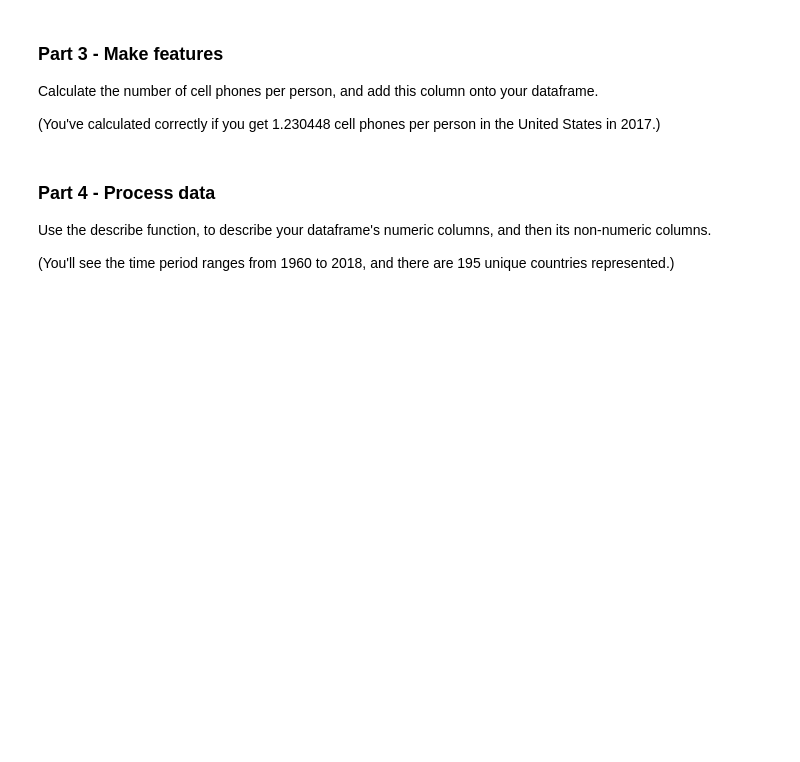
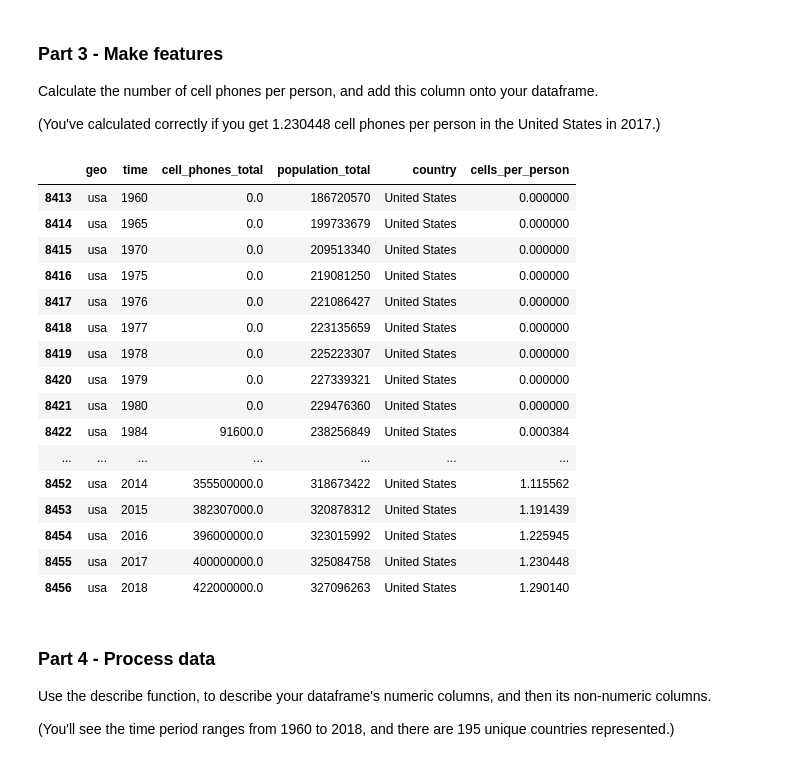
Before and after one commit to Samuel-Egbert31415/DS-Unit-1-Sprint-1-Data-Wrangling-and-Storytelling, a Jupyter notebook: DS_Unit_1_Sprint_Challenge_1_Data_Wrangling_and_Storytelling_(1).ipynb, the cells around one changed output. Cells and saved outputs as stored; diff of their text form; code cells hidden in the pictures; blank space fills up the shorter version.

```diff
--- a/DS_Unit_1_Sprint_Challenge_1_Data_Wrangling_and_Storytelling_(1).ipynb
+++ b/DS_Unit_1_Sprint_Challenge_1_Data_Wrangling_and_Storytelling_(1).ipynb
@@ -147,3 +145,25 @@ Calculate the number of cell phones per person, and add this column onto your da
+# %%
+merged_df['cells_per_person'] = merged_df['cell_phones_total']/merged_df['population_total']
+unitedstates = merged_df[merged_df['country']=='United States']
+unitedstates
+# %% [output]
+|  | geo | time | cell_phones_total | population_total | country | cells_per_person |
+| 8413 | usa | 1960 | 0.0 | 186720570 | United States | 0.000000 |
+| 8414 | usa | 1965 | 0.0 | 199733679 | United States | 0.000000 |
+| 8415 | usa | 1970 | 0.0 | 209513340 | United States | 0.000000 |
+| 8416 | usa | 1975 | 0.0 | 219081250 | United States | 0.000000 |
+| 8417 | usa | 1976 | 0.0 | 221086427 | United States | 0.000000 |
+| 8418 | usa | 1977 | 0.0 | 223135659 | United States | 0.000000 |
+| 8419 | usa | 1978 | 0.0 | 225223307 | United States | 0.000000 |
+| 8420 | usa | 1979 | 0.0 | 227339321 | United States | 0.000000 |
+| 8421 | usa | 1980 | 0.0 | 229476360 | United States | 0.000000 |
+| 8422 | usa | 1984 | 91600.0 | 238256849 | United States | 0.000384 |
+| ... | ... | ... | ... | ... | ... | ... |
+| 8452 | usa | 2014 | 355500000.0 | 318673422 | United States | 1.115562 |
+| 8453 | usa | 2015 | 382307000.0 | 320878312 | United States | 1.191439 |
+| 8454 | usa | 2016 | 396000000.0 | 323015992 | United States | 1.225945 |
+| 8455 | usa | 2017 | 400000000.0 | 325084758 | United States | 1.230448 |
+| 8456 | usa | 2018 | 422000000.0 | 327096263 | United States | 1.290140 |
 # %% [markdown]
 ### Part 4 - Process data
 
```
Also changed, not shown: parts of 6 cells of this notebook.
